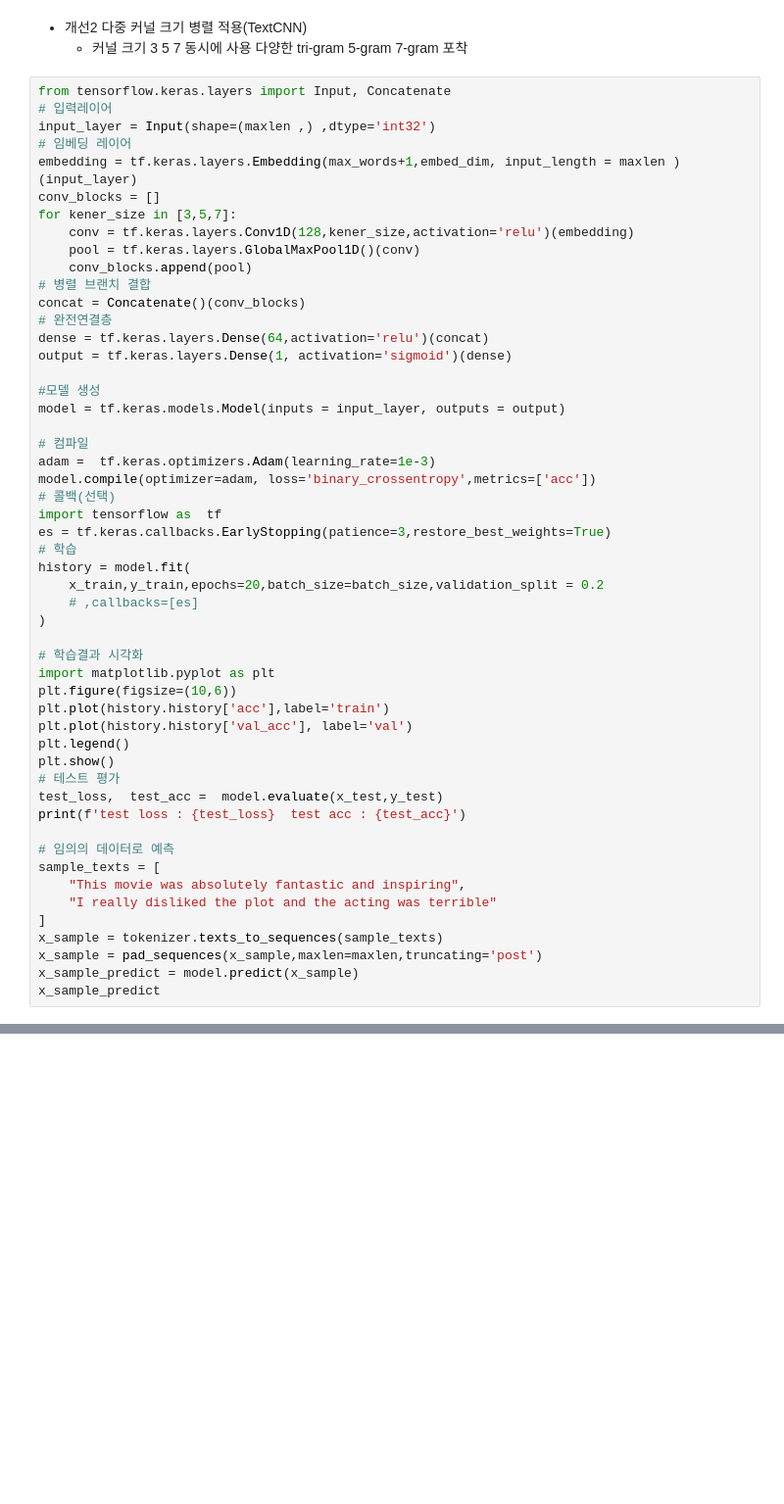
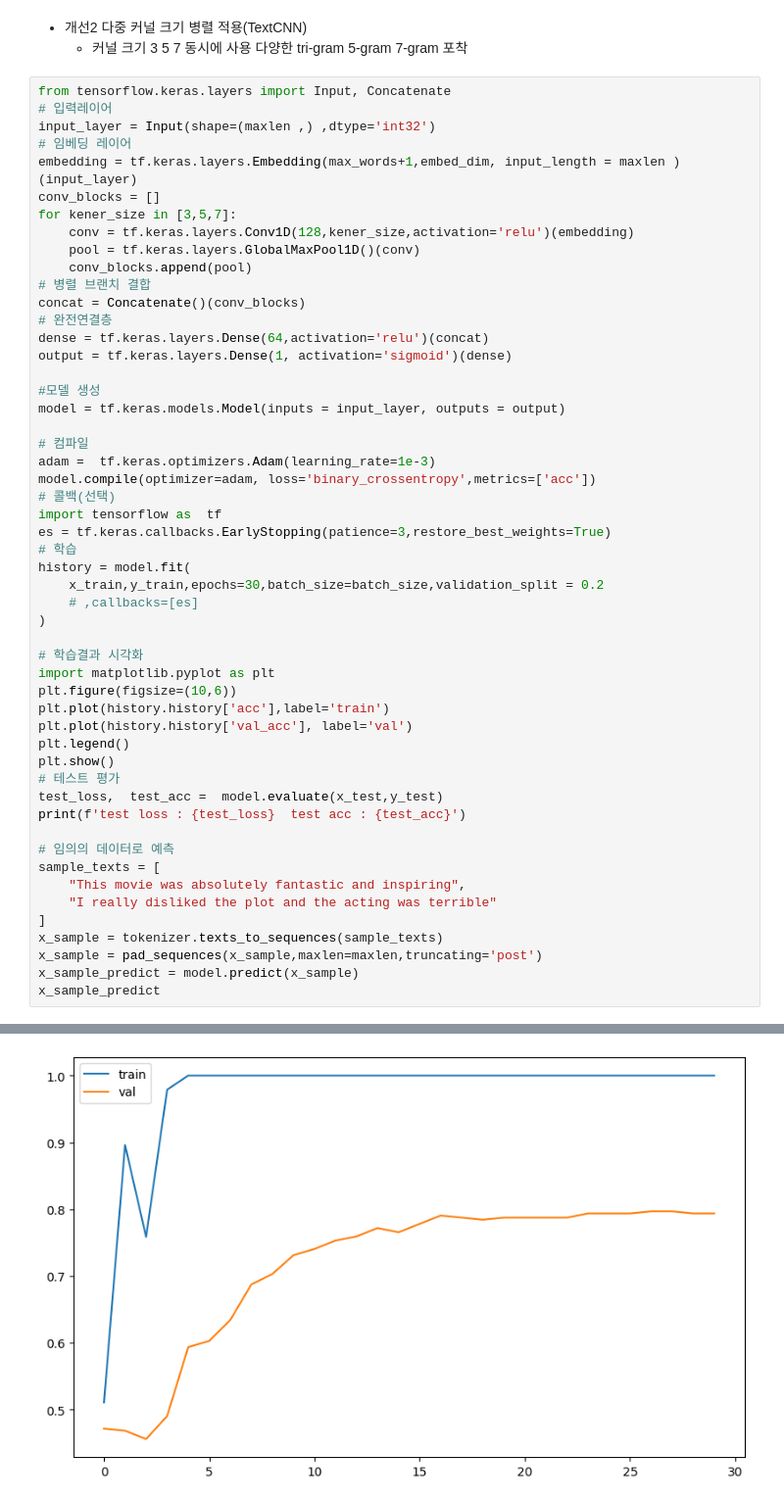
Before and after one commit to pia222sk20/LLM, a Jupyter notebook: ch12/01.ipynb, the cells around one changed output, grey strips where cells are left out. Shown: that part at 98% size. Drawn from its saved outputs; the diff is of its cells as text; blank space fills up the shorter version.

```diff
--- a/ch12/01.ipynb
+++ b/ch12/01.ipynb
@@ -393,7 +393,7 @@ import tensorflow as  tf
 es = tf.keras.callbacks.EarlyStopping(patience=3,restore_best_weights=True)
 # 학습
 history = model.fit(
-    x_train,y_train,epochs=20,batch_size=batch_size,validation_split = 0.2
+    x_train,y_train,epochs=30,batch_size=batch_size,validation_split = 0.2
     # ,callbacks=[es]
 )
 
@@ -421,0 +438 @@ Epoch 1/14
+[figure, new version]
```
Also changed, not shown: parts of 3 cells of this notebook, 1 other file.
